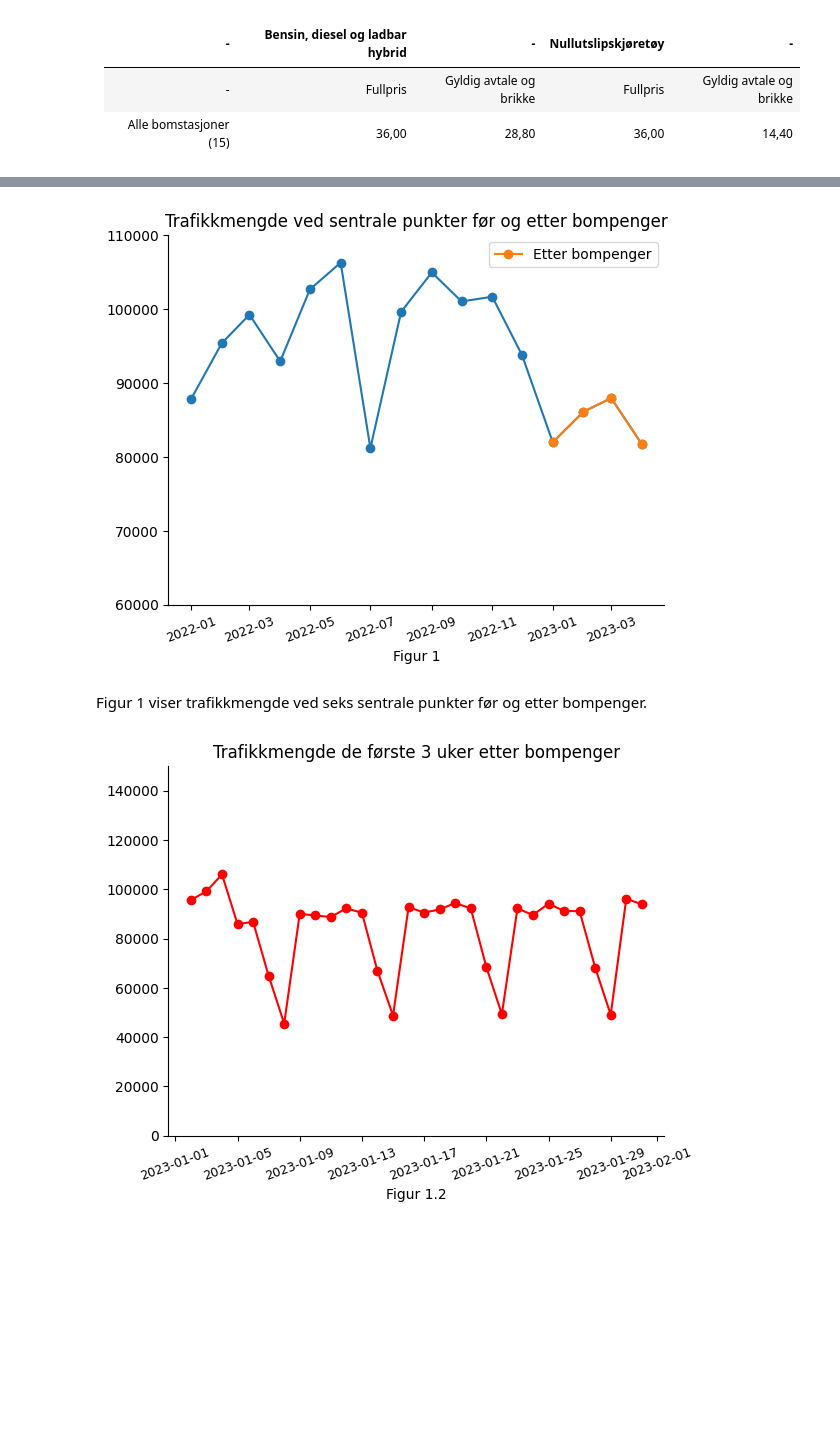
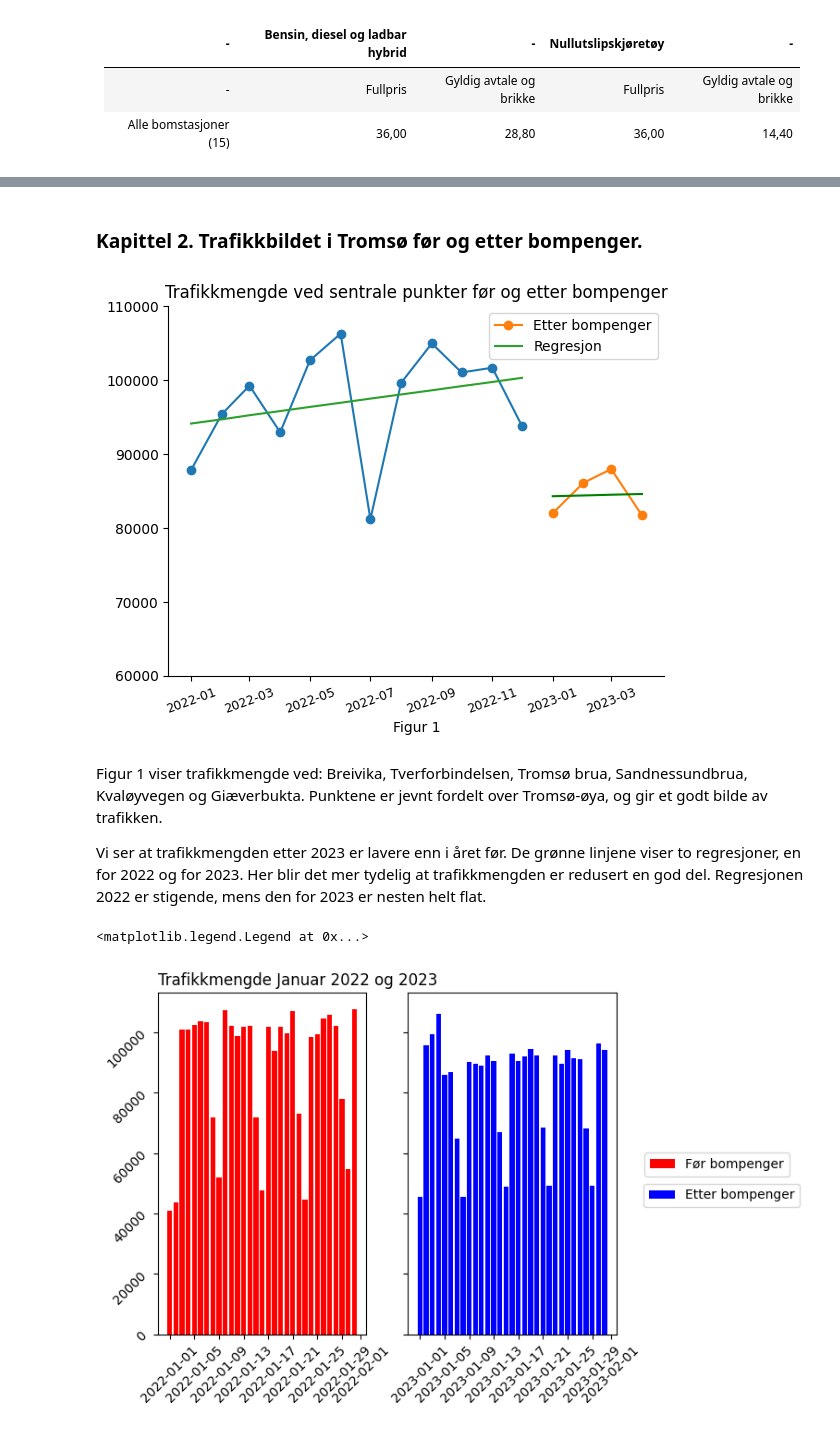
Before and after one commit to loopdiggaz/SOK-1006, a Jupyter notebook: Mappe2/mappeoppgave2_61.ipynb, the cells around one changed output, grey strips where cells are left out. Saved outputs shown, nothing was run; the diff lists cells and outputs as text; code cells hidden in the pictures; blank space fills up the shorter version.

```diff
--- a/Mappe2/mappeoppgave2_61.ipynb
+++ b/Mappe2/mappeoppgave2_61.ipynb
@@ -56,3 +57,5 @@ Priser er den direkte kostnaden som blir påført bilister. Transport kostnader
+# %% [markdown]
+### Kapittel 2. Trafikkbildet i Tromsø før og etter bompenger.
 # %%
 månedstrafikk = pd.read_csv('https://raw.githubusercontent.com/loopdiggaz/SOK1006/main/Mappe2/m%C3%A5nedstrafikk.csv', sep=';')
 månedstrafikk = månedstrafikk.loc[(månedstrafikk.Felt == 'Totalt'), ['År','Måned','Trafikkmengde','Navn']]
@@ -61,46 +64,77 @@ månedstrafikk['Dato'] = pd.to_datetime(månedstrafikk[['YEAR', 'MONTH']].assign
 månedstrafikk.drop(['YEAR','MONTH'], inplace= True, axis = 1)
 månedstrafikk['Dato']= pd.to_datetime(månedstrafikk['Dato'])
 # %%
+from sklearn.linear_model import LinearRegression
+pd.options.mode.chained_assignment = None  #  Fjerner false-postive warning.
+
 månedstrafikksum = månedstrafikk.groupby(['Dato'])['Trafikkmengde'].sum()
 månedstrafikksum = månedstrafikksum.to_frame()
 månedstrafikksum = månedstrafikksum.reset_index()
+månedstrafikk2022 = månedstrafikksum[månedstrafikksum['Dato'] < '2023-01-01']
 månedstrafikk2023 = månedstrafikksum[månedstrafikksum['Dato'] >= '2023-01-01']
 
+# lager regresjon av verdier før bompenger
+månedstrafikk2022['Time'] = np.arange(len(månedstrafikk2022.index))
+X = månedstrafikk2022.loc[:, ['Time']]
+y = månedstrafikk2022.loc[:, 'Trafikkmengde']
+model = LinearRegression()
+model.fit(X, y)
+y_pred = pd.Series(model.predict(X), index=X.index)
+
+# lager regresjon av verdier etter bompenger
+månedstrafikk2023['Time'] = np.arange(len(månedstrafikk2023.index))
+X2 = månedstrafikk2023.loc[:, ['Time']]
+y2 = månedstrafikk2023.loc[:, 'Trafikkmengde']
+model = LinearRegression()
+model.fit(X2, y2)
+y_pred2 = pd.Series(model.predict(X2), index=X2.index)
+
+# plotter
 fig, ax = plt.subplots()
-
 ax.spines['top'].set_color('none')
 ax.spines['right'].set_color('none')
 ax.set_xlabel('Figur 1')
 ax.set_ylim(60000,110000)
-ax.set_title('Trafikkmengde ved sentrale punkter før og etter bompenger');
+ax.set_title('Trafikkmengde ved sentrale punkter før og etter bompenger')
 
-ax.plot(månedstrafikksum['Dato'],månedstrafikksum['Trafikkmengde'], marker = 'o')
+ax.plot(månedstrafikk2022['Dato'],månedstrafikk2022['Trafikkmengde'], marker = 'o')
 ax.plot(månedstrafikk2023['Dato'],månedstrafikk2023['Trafikkmengde'], marker = 'o', label = 'Etter bompenger')
+ax.plot(månedstrafikk2022['Dato'],y_pred, label = 'Regresjon')
+ax.plot(månedstrafikk2023['Dato'],y_pred2, color =  'green')
 
 ax.xaxis.set_tick_params(labelsize=9, rotation = 20)
 ax.legend(loc= 'best');
 # %% [output]
-[figure, old version]
+[figure, new version]
 # %% [markdown]
-Figur 1 viser trafikkmengde ved seks sentrale punkter før og etter bompenger.
+Figur 1 viser trafikkmengde ved: Breivika, Tverforbindelsen, Tromsø brua, Sandnessundbrua, Kvaløyvegen og Giæverbukta. Punktene er jevnt fordelt over Tromsø-øya, og gir et godt bilde av trafikken.
+
+Vi ser at trafikkmengden etter 2023 er lavere enn i året før. De grønne linjene viser to regresjoner, en for 2022 og for 2023. Her blir det mer tydelig at trafikkmengden er redusert en god del. Regresjonen 2022 er stigende, mens den for 2023 er nesten helt flat.
 # %%
-døgntrafikk = pd.read_csv('https://raw.githubusercontent.com/loopdiggaz/SOK1006/main/Mappe2/d%C3%B8gntrafikk.csv', sep=';')
+døgntrafikk = pd.read_csv('https://raw.githubusercontent.com/loopdiggaz/SOK1006/main/Mappe2/d%C3%B8gntrafikk3.csv', sep=';')
 døgntrafikk = døgntrafikk.loc[(døgntrafikk.Felt == 'Totalt'), ['Dato','Trafikkmengde','Navn']]
 døgntrafikksum = døgntrafikk.groupby(['Dato'])['Trafikkmengde'].sum()
 døgntrafikksum = døgntrafikksum.to_frame()
 døgntrafikksum = døgntrafikksum.reset_index()
 
 døgntrafikksum['Dato'] = pd.to_datetime(døgntrafikksum['Dato'], dayfirst= True)
-døgntrafikksum2 = døgntrafikksum[(døgntrafikksum['Dato'] > '2023-01-01') & (døgntrafikksum['Dato'] < '2023-02-01')]
+døgntrafikksum2 = døgntrafikksum[(døgntrafikksum['Dato'] >= '2023-01-01') & (døgntrafikksum['Dato'] < '2023-02-01')]
+døgntrafikksum3 = døgntrafikksum[(døgntrafikksum['Dato'] >= '2022-01-01') & (døgntrafikksum['Dato'] < '2022-02-01')]
 
-fig, ax = plt.subplots()
+fig, (ax1,ax2) = plt.subplots(1,2, sharey= True)
 ax.spines['top'].set_color('none')
 ax.spines['right'].set_color('none')
 ax.set_xlabel('Figur 1.2')
 ax.set_ylim(0,150000)
-ax.plot(døgntrafikksum2['Dato'],døgntrafikksum2['Trafikkmengde'], marker = 'o', color = 'red')
+ax1.bar(døgntrafikksum3['Dato'],døgntrafikksum3['Trafikkmengde'], color = 'red', label = 'Før bompenger')
+ax2.bar(døgntrafikksum2['Dato'],døgntrafikksum2['Trafikkmengde'], color = 'blue', label = 'Etter bompenger')
 ax.xaxis.set_tick_params(labelsize=9, rotation = 20)
-ax.set_title('Trafikkmengde de første 3 uker etter bompenger');
+ax1.set_title('Trafikkmengde Januar 2022 og 2023', loc = 'left')
+ax1.tick_params(labelrotation=45)
+ax2.tick_params(labelrotation=45)
+ax1.legend(bbox_to_anchor=(3.06,0.55))
+ax2.legend(bbox_to_anchor=(1.1,0.46))
 # %% [output]
+<matplotlib.legend.Legend at 0x...>
-[figure, old version]
+[figure, new version]
 # %% [markdown]
```
Also changed, not shown: parts of 17 cells of this notebook.
